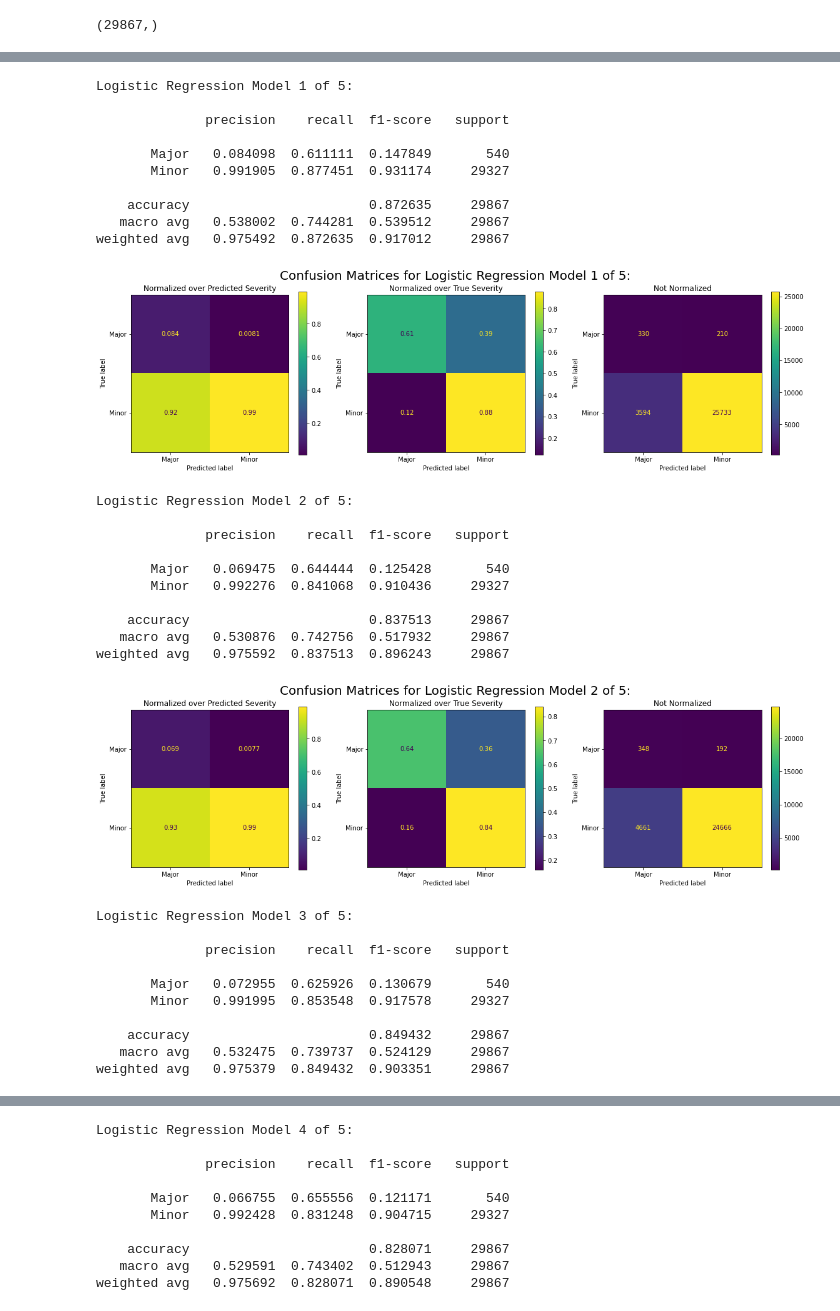
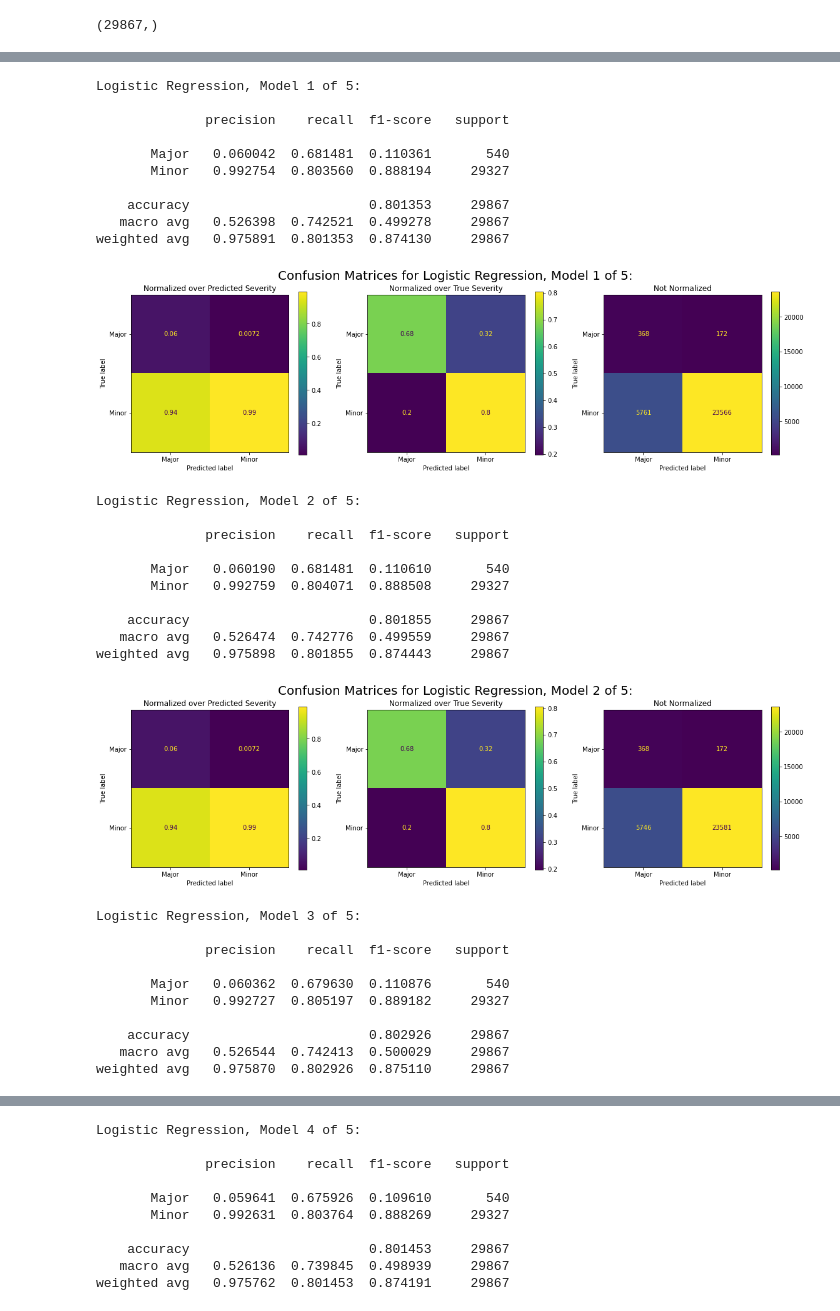
Before and after one commit to cbates79/Coursera_Capstone, a Jupyter notebook: Predicting Motor Vehicle Accident Severity in Seattle, Washington by Oversampling Minority Classes to Achieve Balanced Training Data.ipynb, the cells around one changed output, grey strips where cells are left out. Saved outputs shown, nothing was run; the diff lists cells and outputs as text; code cells hidden in the pictures.

```diff
--- a/Predicting Motor Vehicle Accident Severity in Seattle, Washington by Oversampling Minority Classes to Achieve Balanced Training Data.ipynb
+++ b/Predicting Motor Vehicle Accident Severity in Seattle, Washington by Oversampling Minority Classes to Achieve Balanced Training Data.ipynb
@@ -1029,7 +1029,7 @@ test_size_ratio = 0.200000
 # across the two classes of accident severity.
 #sampling_ratio = size_of_training_set / (2 * len(df_class_major_severity_train_pre_sampling))
 # print('size_of_training_set = %d' % (size_of_training_set))
-sampling_ratio = 1
+sampling_ratio = 2
 print('sampling_ratio = %f' % (sampling_ratio))
 
 # Set the replace parameter of the sample method based on the sampling ratio.
@@ -1400,60 +1400,60 @@ number_of_models = len(logistic_regression_scores['estimator'])
 #labels = ['1', '2', '2b', '3']
 labels = [True, False]
 target_names = ['Major', 'Minor']
 display_labels = target_names
 for index, logistic_regression_clf in zip(range(len(logistic_regression_scores['estimator'])), logistic_regression_scores['estimator']):
     y_test_predicted = logistic_regression_clf.predict(X_test)
-    print('Logistic Regression Model %d of %d:' % (index + 1, number_of_models))
+    print('Logistic Regression, Model %d of %d:' % (index + 1, number_of_models))
     print()
     print(classification_report(y_test, y_test_predicted, labels=labels, target_names=target_names, digits=6))
 
     # Create a figure.
     fig = plt.figure(num=str(index + 1), figsize=(6.4 * 3, 4.8))
-    fig.suptitle('Confusion Matrices for Logistic Regression Model %d of %d:' % (index + 1, number_of_models), fontsize=20)
+    fig.suptitle('Confusion Matrices for Logistic Regression, Model %d of %d:' % (index + 1, number_of_models), fontsize=20)
 
     ax = plt.subplot(1, 3, 1)
     ax.set_title("Normalized over Predicted Severity", fontsize=12)
     plot_confusion_matrix(logistic_regression_clf, X_test, y_test, labels=labels, display_labels=display_labels, normalize='pred', ax=ax)
 
     ax = plt.subplot(1, 3, 2)
     ax.set_title("Normalized over True Severity", fontsize=12)
     plot_confusion_matrix(logistic_regression_clf, X_test, y_test, labels=labels, display_labels=display_labels, normalize='true', ax=ax)
 
     ax = plt.subplot(1, 3, 3)
     ax.set_title("Not Normalized", fontsize=12)
     plot_confusion_matrix(logistic_regression_clf, X_test, y_test, labels=labels, display_labels=display_labels, normalize=None, ax=ax)
 
     plt.show()
 # %% [output]
-Logistic Regression Model 1 of 5:
+Logistic Regression, Model 1 of 5:
 
               precision    recall  f1-score   support
 
-       Major   0.084098  0.611111  0.147849       540
-       Minor   0.991905  0.877451  0.931174     29327
+       Major   0.060042  0.681481  0.110361       540
+       Minor   0.992754  0.803560  0.888194     29327
 
-    accuracy                       0.872635     29867
-   macro avg   0.538002  0.744281  0.539512     29867
-weighted avg   0.975492  0.872635  0.917012     29867
+    accuracy                       0.801353     29867
+   macro avg   0.526398  0.742521  0.499278     29867
+weighted avg   0.975891  0.801353  0.874130     29867
-[figure, old version]
+[figure, new version]
-Logistic Regression Model 2 of 5:
+Logistic Regression, Model 2 of 5:
 
               precision    recall  f1-score   support
 
-       Major   0.069475  0.644444  0.125428       540
-       Minor   0.992276  0.841068  0.910436     29327
+       Major   0.060190  0.681481  0.110610       540
+       Minor   0.992759  0.804071  0.888508     29327
 
-    accuracy                       0.837513     29867
-   macro avg   0.530876  0.742756  0.517932     29867
-weighted avg   0.975592  0.837513  0.896243     29867
+    accuracy                       0.801855     29867
+   macro avg   0.526474  0.742776  0.499559     29867
+weighted avg   0.975898  0.801855  0.874443     29867
-[figure, old version]
+[figure, new version]
-Logistic Regression Model 3 of 5:
+Logistic Regression, Model 3 of 5:
 
               precision    recall  f1-score   support
 
-       Major   0.072955  0.625926  0.130679       540
-       Minor   0.991995  0.853548  0.917578     29327
+       Major   0.060362  0.679630  0.110876       540
+       Minor   0.992727  0.805197  0.889182     29327
 
-    accuracy                       0.849432     29867
-   macro avg   0.532475  0.739737  0.524129     29867
-weighted avg   0.975379  0.849432  0.903351     29867
+    accuracy                       0.802926     29867
+   macro avg   0.526544  0.742413  0.500029     29867
+weighted avg   0.975870  0.802926  0.875110     29867
@@ -1461,10 +1461,10 @@ weighted avg   0.975379  0.849432  0.903351     29867
-Logistic Regression Model 4 of 5:
+Logistic Regression, Model 4 of 5:
 
               precision    recall  f1-score   support
 
-       Major   0.066755  0.655556  0.121171       540
-       Minor   0.992428  0.831248  0.904715     29327
+       Major   0.059641  0.675926  0.109610       540
+       Minor   0.992631  0.803764  0.888269     29327
 
-    accuracy                       0.828071     29867
-   macro avg   0.529591  0.743402  0.512943     29867
-weighted avg   0.975692  0.828071  0.890548     29867
+    accuracy                       0.801453     29867
+   macro avg   0.526136  0.739845  0.498939     29867
+weighted avg   0.975762  0.801453  0.874191     29867
```
Also changed, not shown: parts of 35 cells of this notebook, 1 other file.
